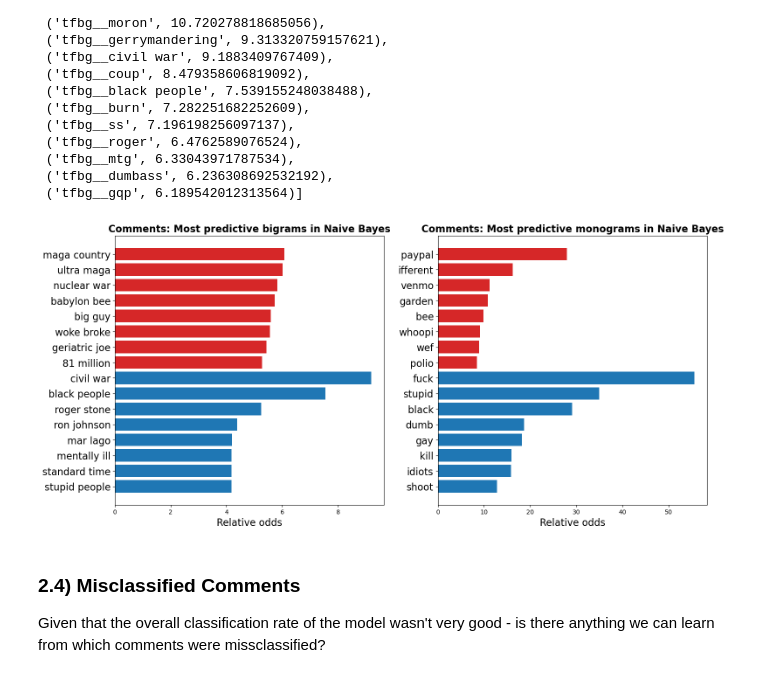
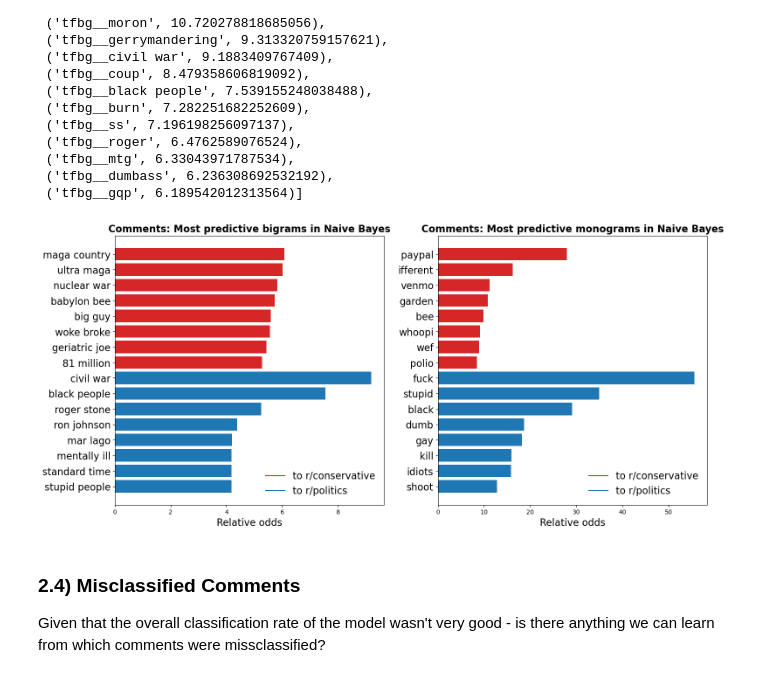
Before and after one commit to martijndevries/NLP_Reddit, a Jupyter notebook: code/model_insights_conclusions.ipynb, the cells around one changed output. Saved outputs shown, nothing was run; the diff lists cells and outputs as text; code cells hidden in the pictures.

```diff
--- a/code/model_insights_conclusions.ipynb
+++ b/code/model_insights_conclusions.ipynb
@@ -590,16 +634,23 @@ for i in range(200):
 # %%
 fig, (ax1, ax2) = plt.subplots(1, 2, figsize=(17.5, 8))
 
 make_barplot_nb(ax2, 8, hi_mono_imp_c, hi_mono_imp_p, hi_mono_names_c, hi_mono_names_p)
 make_barplot_nb(ax1, 8, hi_bi_imp_c, hi_bi_imp_p, hi_bi_names_c, hi_bi_names_p)
 
 ax1.set_title('Comments: Most predictive bigrams in Naive Bayes', fontweight='bold', fontsize=16)
 ax2.set_title('Comments: Most predictive monograms in Naive Bayes', fontweight='bold', fontsize=16)
 
+#dummy legend (because barplot is a single command:
+labels = ['to r/conservative', 'to r/politics']
+colors=['tab:red', 'tab:blue']
+dummies = [ax1.plot([], [], ls='-', c=c)[0] for c in colors]
+ax1.legend(dummies, labels, frameon=False, numpoints=1, fontsize=16, loc='lower right')
+ax2.legend(dummies, labels, frameon=False, numpoints=1, fontsize=16, loc='lower right')
+
 fig.savefig('../figures/com_nb_features.png', dpi=300)
 plt.show()
 # %% [output]
-[figure, old version]
+[figure, new version]
 # %% [markdown]
 ### 2.4) Misclassified Comments
 
```
Also changed, not shown: parts of 6 cells of this notebook, 7 other files.
